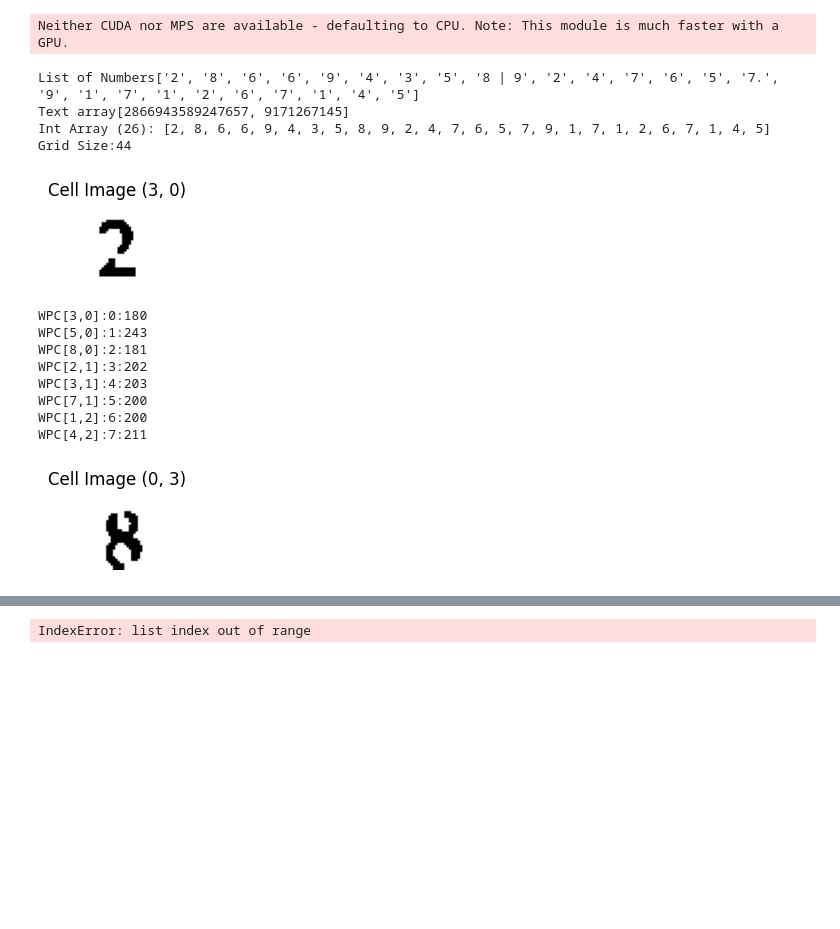
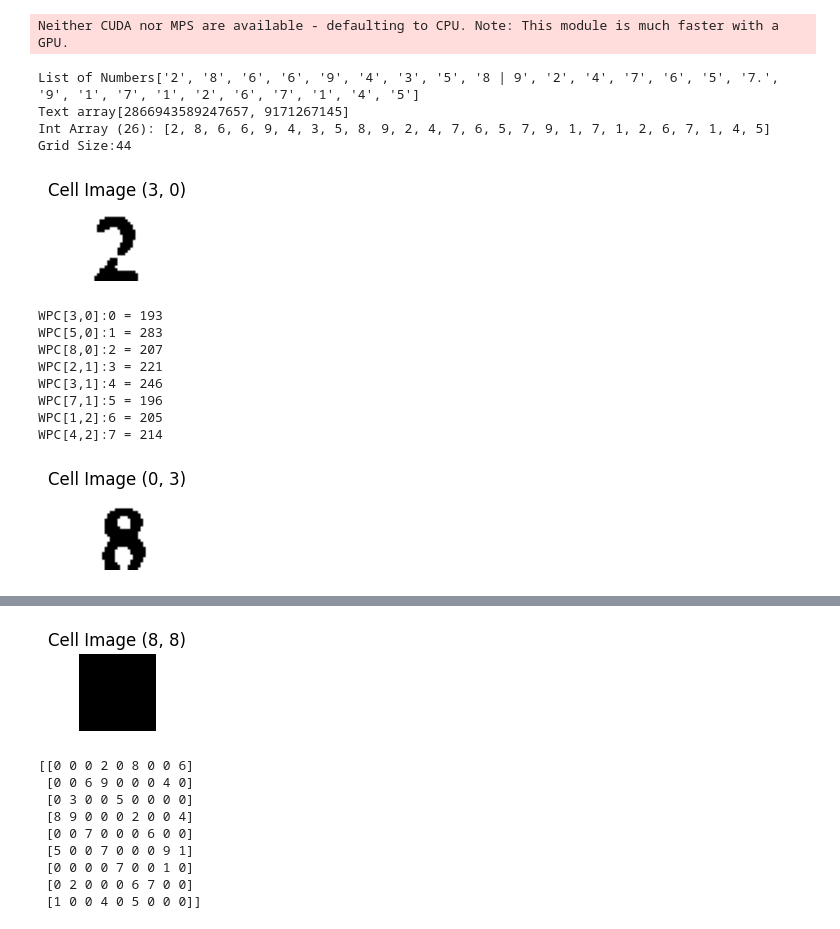
Before and after one commit to ikemnkur/Soduku-Reader, a Jupyter notebook: sudoku_reader_main.ipynb, the cells around one changed output, grey strips where cells are left out. Drawn from its saved outputs; the diff is of its cells as text; code cells hidden in the pictures; blank space fills up the shorter version.

```diff
--- a/sudoku_reader_main.ipynb
+++ b/sudoku_reader_main.ipynb
@@ -9,9 +9,9 @@ import easyocr
 # pytesseract.pytesseract.tesseract_cmd = r'C:\Program Files (x86)\Tesseract-OCR\tesseract.exe'  # Update the path based on your installation
 
 
-def preprocess_image(image_path):
+def preprocess_image(image):
     """Load an image, convert to grayscale, and apply adaptive thresholding."""
-    image = cv2.imread(image_path)
+    # image = cv2.imread(image_path)
     # gray_image = cv2.imread(image_path, cv2.IMREAD_GRAYSCALE)
     gray_image = cv2.cvtColor(image, cv2.COLOR_BGR2GRAY)
 
@@ -94,12 +94,12 @@ def extract_digits(transformed_image, int_array):
     # print("sudoku grid image:")
     # print(digits.strip())
 
-    index = 0
+    idx = 0
     grid = []
     for y in range(9):
         row = []
         for x in range(9):
-            clip = 5 # Clip 3 pixels from each side to remove grid lines
+            clip = 7 # Clip 3 pixels from each side to remove grid lines
             x1 = x * grid_size
             y1 = y * grid_size
             x2 = x1 + grid_size
@@ -110,8 +110,8 @@ def extract_digits(transformed_image, int_array):
             # Grayscale, Gaussian blur, Otsu's threshold
             # image = cv2.imread('1.png')
             # gray = cv2.cvtColor(cell, cv2.COLOR_BGR2GRAY)
-            blur = cv2.GaussianBlur(cell, (5,5), 0)
-            thresh = cv2.threshold(blur, 0, 255, cv2.THRESH_BINARY_INV + cv2.THRESH_OTSU)[1]
+            blur = cv2.GaussianBlur(cell, (7,7), 0)
+            thresh = cv2.threshold(blur, 32, 255, cv2.THRESH_BINARY_INV + cv2.THRESH_OTSU)[1]
 
             # Morph open to remove noise and invert image
             kernel = cv2.getStructuringElement(cv2.MORPH_RECT, (3,3))
@@ -119,9 +119,6 @@ def extract_digits(transformed_image, int_array):
             # invert = 255 - opening
             cellImg = opening
             cellImg = cv2.bitwise_not(cellImg)
-
-
-
 
             if x == 3 and y == 0:
                 plt.figure(figsize=(1, 1))
@@ -134,6 +131,13 @@ def extract_digits(transformed_image, int_array):
                 plt.figure(figsize=(1,1))
                 plt.imshow(cellImg, cmap='gray')
                 plt.title('Cell Image (0, 3)')
+                plt.axis('off')
+                plt.show()
+
+            if x == 8 and y == 8:
+                plt.figure(figsize=(1,1))
+                plt.imshow(cellImg, cmap='gray')
+                plt.title('Cell Image (8, 8)')
                 plt.axis('off')
                 plt.show()
 
@@ -155,14 +159,14 @@ def extract_digits(transformed_image, int_array):
                 # if int(str(celltext)) == 1 or int(str(celltext)) == 2 or int(str(celltext)) == 3 or int(str(celltext)) == 4 or int(str(celltext)) == 5 or int(str(celltext)) == 6 or int(str(celltext)) == 7 or int(str(celltext)) == 8 or int(str(celltext)) == 9:
                 #     row.append(int(str(celltext)))
                 count = count_white_pixels(cellImg)
-                if count > 50:
-                    print("WPC["+str(x)+","+str(y)+"]:" + str(index) + ":" + str(count))
+                if count > 60:
+                    print("WPC["+str(x)+","+str(y)+"]:" + str(idx) + " = " + str(count))
                     try:
-                        row.append(int(int_array[index]))
+                        row.append(int(int_array[idx]))
                     except:
-                        print("Value in ["+str(x)+","+str(y)+"]:" + str(int_array[index]))
-                    # row.append(int(int_array[index]))
-                    index = index + 1
+                        print("Value in ["+str(x)+","+str(y)+"]:" + str(int_array[idx]))
+                    # row.append(int(int_array[idx]))
+                    idx = idx + 1
                 else:
                     row.append(int(0))
                 # row.append(int(digit.strip()))
@@ -399,7 +403,8 @@ def string_to_digit_array(input_string):
     return digit_array
 
 def main(image_path):
-    processed_image = preprocess_image(image_path)
+    image = cv2.imread(image_path)
+    processed_image = preprocess_image(image)
     roi = extract_sudoku_grid(processed_image)
     transformed_image = get_perspective_transform(processed_image, roi)
 
@@ -421,40 +426,40 @@ def main(image_path):
 
     print("List of Numbers"+str(listofnumbers))
     output_string = list_to_string(listofnumbers)
     text_array = text_to_integers(output_string)
     print("Text array"+str(text_array))
     int_array = string_to_digit_array(output_string)
     print("Int Array (" + str(len(int_array)) +"): " + str(int_array))
 
     # apply_opening_filter(rotated_image)
     # apply_close_filter(rotated_image)
     # box_outline_text(rotated_image)
     sudoku_grid = extract_digits(transformed_image, int_array)
     # sudoku_grid = extract_digits(transformed_image)
     return sudoku_grid
 
 # Example Usage
 sudoku_grid = main(".//sudoku_test.png")
 # digit = pytesseract.image_to_string(cell, config='--psm 11 --oem 3 -c tessedit_char_whitelist=0123456789')
 # digit = pytesseract.image_to_string(cell, config='--psm 11 --oem 3')
 
 print(np.array(sudoku_grid))
 # %% [output]
 [figure]
 [figure]
 [figure]
 Neither CUDA nor MPS are available - defaulting to CPU. Note: This module is much faster with a GPU.
 List of Numbers['2', '8', '6', '6', '9', '4', '3', '5', '8 | 9', '2', '4', '7', '6', '5', '7.', '9', '1', '7', '1', '2', '6', '7', '1', '4', '5']
 Text array[2866943589247657, 9171267145]
 Int Array (26): [2, 8, 6, 6, 9, 4, 3, 5, 8, 9, 2, 4, 7, 6, 5, 7, 9, 1, 7, 1, 2, 6, 7, 1, 4, 5]
 Grid Size:44
-[figure, old version]
+[figure, new version]
-WPC[3,0]:0:180
-WPC[5,0]:1:243
-WPC[8,0]:2:181
-WPC[2,1]:3:202
-WPC[3,1]:4:203
-WPC[7,1]:5:200
-WPC[1,2]:6:200
-WPC[4,2]:7:211
+WPC[3,0]:0 = 193
+WPC[5,0]:1 = 283
+WPC[8,0]:2 = 207
+WPC[2,1]:3 = 221
+WPC[3,1]:4 = 246
+WPC[7,1]:5 = 196
+WPC[1,2]:6 = 205
+WPC[4,2]:7 = 214
-[figure, old version]
+[figure, new version]
@@ -480,3 +484,12 @@ WPC[7,7]:26:68
+[figure, added]
-IndexError: list index out of range
+[[0 0 0 2 0 8 0 0 6]
+ [0 0 6 9 0 0 0 4 0]
+ [0 3 0 0 5 0 0 0 0]
+ [8 9 0 0 0 2 0 0 4]
+ [0 0 7 0 0 0 6 0 0]
+ [5 0 0 7 0 0 0 9 1]
+ [0 0 0 0 7 0 0 1 0]
+ [0 2 0 0 0 6 7 0 0]
+ [1 0 0 4 0 5 0 0 0]]
 # %%
 from flask import Flask, request, jsonify
```
Also changed, not shown: parts of 4 cells of this notebook, 1 other file.
